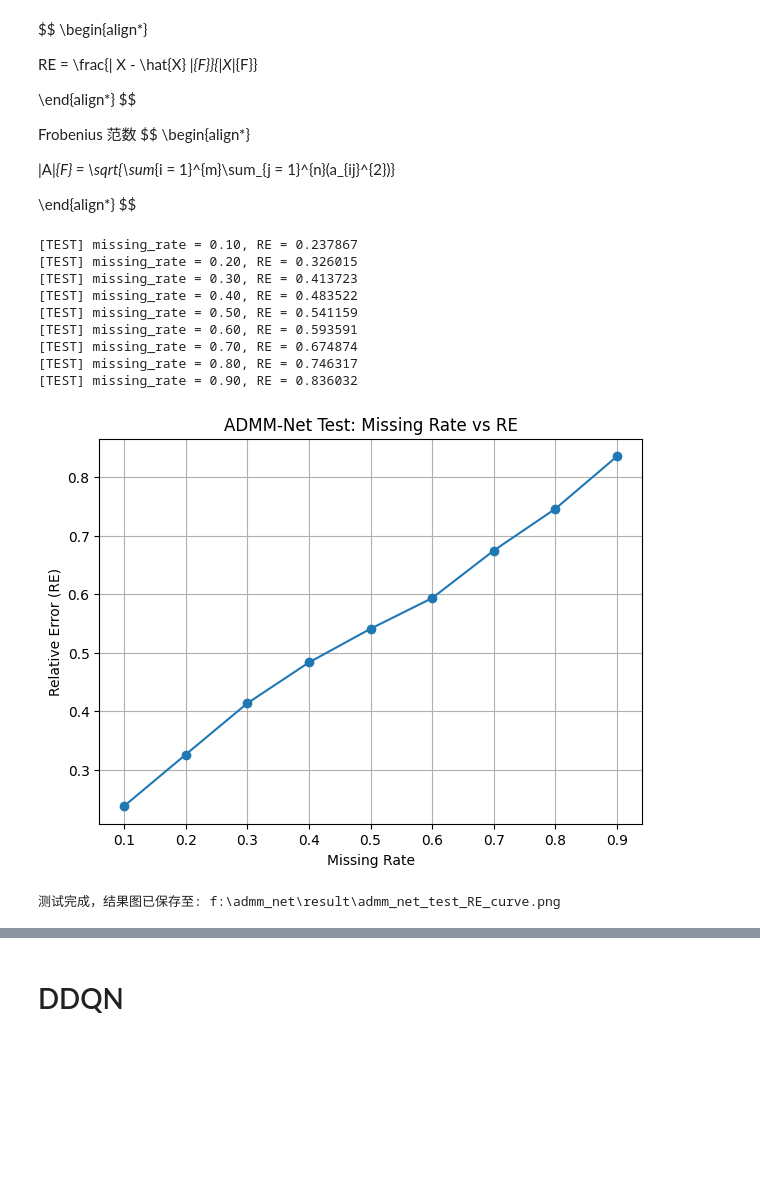
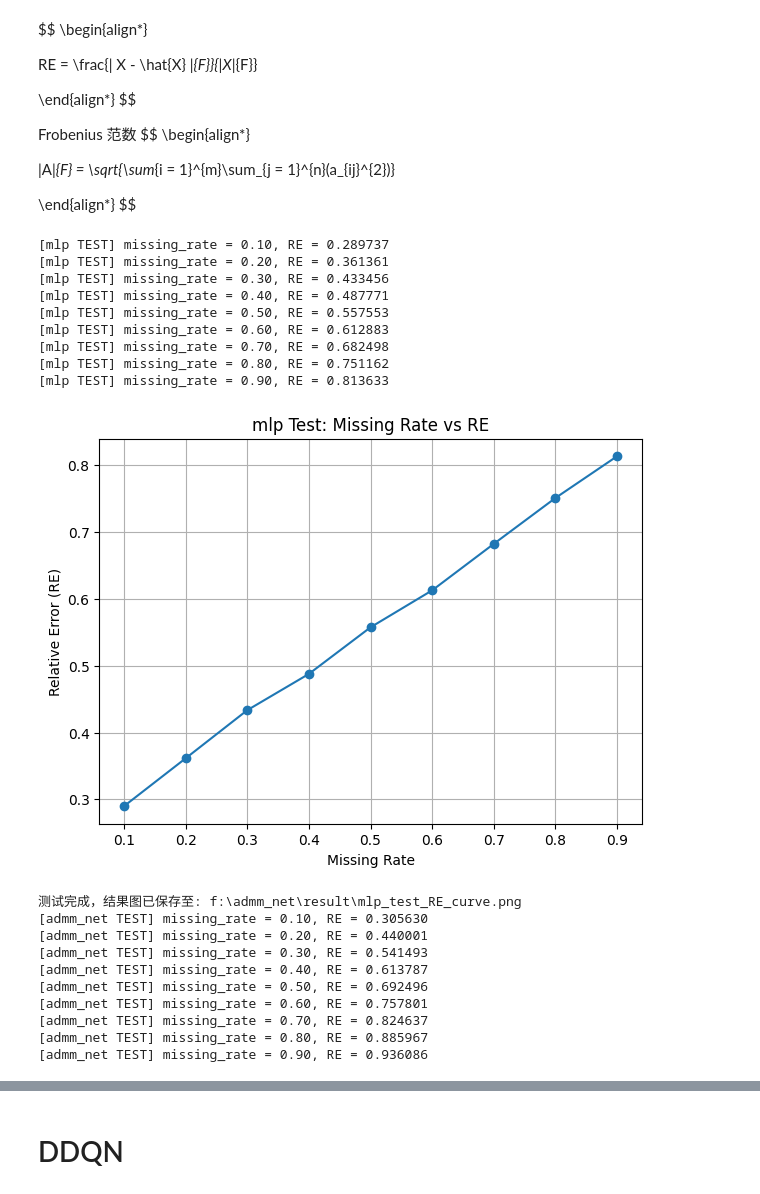
Before and after one commit to 3334643580/test_for_sharing_ipynb, a Jupyter notebook: test.ipynb, the cells around one changed output, grey strips where cells are left out. Saved outputs shown, nothing was run; the diff lists cells and outputs as text; code cells hidden in the pictures; blank space fills up the shorter version.

```diff
--- a/test.ipynb
+++ b/test.ipynb
@@ -796,6 +776,14 @@ def calc_loss(tgt, pred, mask, z = None, delta = 1.0, lambda_coef = 0.0):
     return loss, cnt
 # %% [markdown]
 # 训练ADMM-Net
+# %%
+def setup_seed(seed = 0):
+    torch.manual_seed(seed)
+    torch.cuda.manual_seed_all(seed)
+    np.random.seed(seed)
+    random.seed(seed)
+    torch.backends.cudnn.deterministic = True
+    torch.backends.cudnn.benchmark = False
 # %%
 def generate_mask(tensor, missing_rate):
     return (torch.rand_like(tensor) > missing_rate).float()
@@ -956,65 +943,71 @@ def calc_re(tgt, pred):
     return (num / den).item()
 # %%
 @torch.no_grad()
-def test_admm_net(device, model, result_img_dir, batch_size = 1024):
+def test_admm_net(device, model, result_img_dir, model_name, batch_size = 1024):
     os.makedirs(result_img_dir, exist_ok=True)
 
-    missing_rate_list = [0.1, 0.2, 0.3, 0.4, 0.5, 0.6, 0.7, 0.8, 0.9]
+
+    missing_rates = np.arange(0.1, 1.0, 0.1)
 
     re_list = []
 
-    # --- 使用你的真实 state 生成器 ---
     state, _ = generate_state_and_unexpected_event_probability(batch_size, device)
-    # state: [B, 8] → reshape → [B, 1, 1, 8]
-    X_gt = state.view(batch_size, 1, 1, -1)
 
-    for missing_rate in missing_rate_list:
-
-        # mask 同 shape
+    X_gt = state.view(batch_size, 1, 1, -1) # [B, 1, 1, 8]
+    for missing_rate in missing_rates:
         mask = generate_mask(X_gt, missing_rate).to(device)
 
-        # Z0 = 观测矩阵
         Z0 = X_gt * mask
         U0 = torch.zeros_like(Z0)
 
-        # 模型推理
         X_pred, Z_final, U_final = model(Z0, U0)
 
-        # 计算 RE
         re = calc_re(X_gt, X_pred)
         re_list.append(re)
 
-        print(f"[TEST] missing_rate = {missing_rate:.2f}, RE = {re:.6f}")
+        print(f"[{model_name} TEST] missing_rate = {missing_rate:.2f}, RE = {re:.6f}")
 
     # 绘图
-    plt.figure(figsize=(7, 5))
-    plt.plot(missing_rate_list, re_list, marker='o')
+    plt.figure(figsize = (7, 5))
+    plt.plot(missing_rates, re_list, marker='o')
     plt.xlabel("Missing Rate")
     plt.ylabel("Relative Error (RE)")
-    plt.title("ADMM-Net Test: Missing Rate vs RE")
+    plt.title(f"{model_name} Test: Missing Rate vs RE")
     plt.grid(True)
+
+    save_path = os.path.join(result_img_dir, f"{model_name}_test_RE_curve.png")
+    plt.savefig(save_path, dpi=200)
     plt.show()
-
-    save_path = os.path.join(result_img_dir, "admm_net_test_RE_curve.png")
-    plt.savefig(save_path, dpi=200)
     plt.close()
 
     print(f"测试完成，结果图已保存至: {save_path}")
-    return missing_rate_list, re_list
+    return missing_rates, re_list
 # %%
 script_dir = os.getcwd()
 project_dir = os.path.dirname(script_dir)
 result_img_dir = os.path.join(project_dir, "result")
-test_admm_net(device, mlp, result_img_dir, batch_size = 1024)
+setup_seed(24)
+test_admm_net(device, mlp, result_img_dir, batch_size = 1024, model_name = "mlp")
+setup_seed(24)
+test_admm_net(device, admm_net, result_img_dir, batch_size = 1024, model_name = "admm_net")
 # %% [output]
-[TEST] missing_rate = 0.10, RE = 0.237867
-[TEST] missing_rate = 0.20, RE = 0.326015
-[TEST] missing_rate = 0.30, RE = 0.413723
-[TEST] missing_rate = 0.40, RE = 0.483522
-[TEST] missing_rate = 0.50, RE = 0.541159
-[TEST] missing_rate = 0.60, RE = 0.593591
-[TEST] missing_rate = 0.70, RE = 0.674874
-[TEST] missing_rate = 0.80, RE = 0.746317
-[TEST] missing_rate = 0.90, RE = 0.836032
+[mlp TEST] missing_rate = 0.10, RE = 0.289737
+[mlp TEST] missing_rate = 0.20, RE = 0.361361
+[mlp TEST] missing_rate = 0.30, RE = 0.433456
+[mlp TEST] missing_rate = 0.40, RE = 0.487771
+[mlp TEST] missing_rate = 0.50, RE = 0.557553
+[mlp TEST] missing_rate = 0.60, RE = 0.612883
+[mlp TEST] missing_rate = 0.70, RE = 0.682498
+[mlp TEST] missing_rate = 0.80, RE = 0.751162
+[mlp TEST] missing_rate = 0.90, RE = 0.813633
-[figure, old version]
+[figure, new version]
-测试完成，结果图已保存至: f:\admm_net\result\admm_net_test_RE_curve.png
+测试完成，结果图已保存至: f:\admm_net\result\mlp_test_RE_curve.png
+[admm_net TEST] missing_rate = 0.10, RE = 0.305630
+[admm_net TEST] missing_rate = 0.20, RE = 0.440001
+[admm_net TEST] missing_rate = 0.30, RE = 0.541493
+[admm_net TEST] missing_rate = 0.40, RE = 0.613787
+[admm_net TEST] missing_rate = 0.50, RE = 0.692496
+[admm_net TEST] missing_rate = 0.60, RE = 0.757801
+[admm_net TEST] missing_rate = 0.70, RE = 0.824637
+[admm_net TEST] missing_rate = 0.80, RE = 0.885967
+[admm_net TEST] missing_rate = 0.90, RE = 0.936086
```
Also changed, not shown: parts of 17 cells of this notebook.
